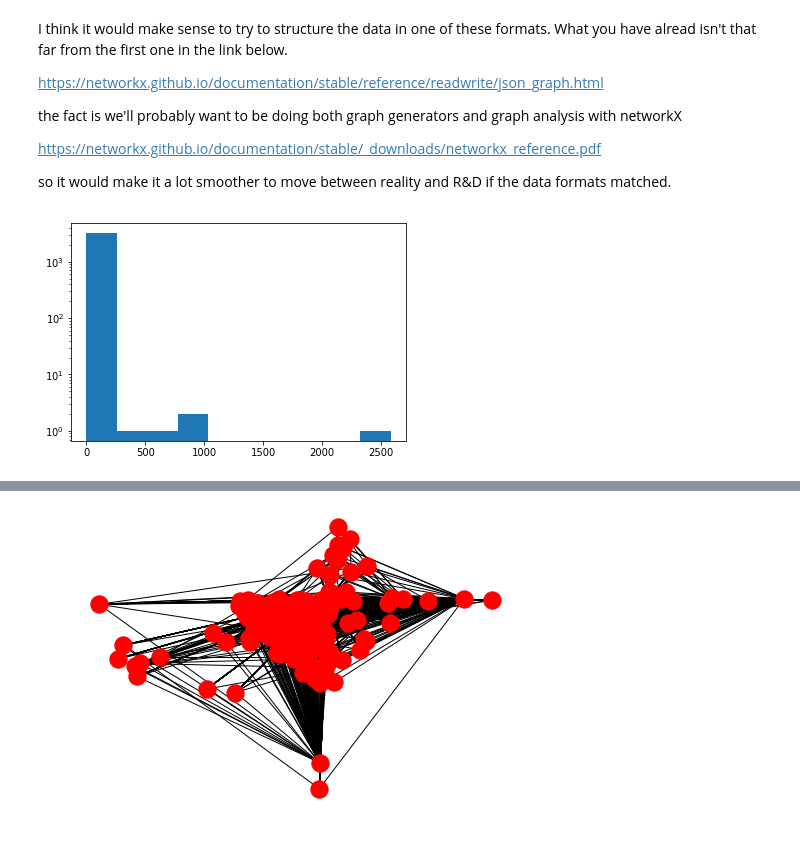
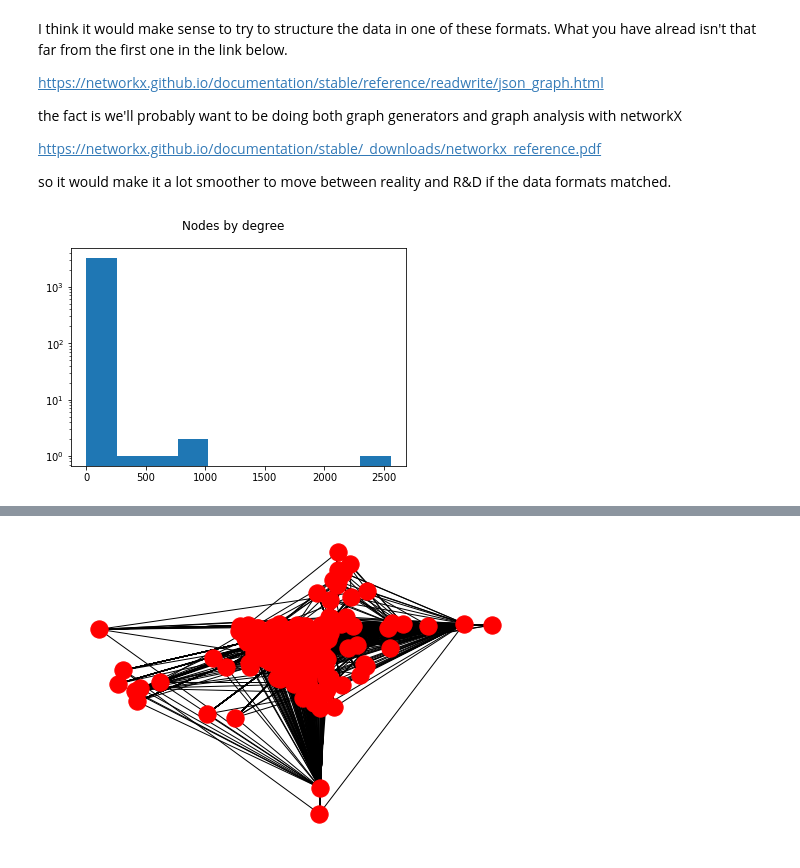
Before and after one commit to satyaki-mallick/research, a Jupyter notebook: sample_graph_EDA/sample_graph_inspection_notebook.ipynb, the cells around one changed output, grey strips where cells are left out. Cells and saved outputs as stored; diff of their text form; code cells hidden in the pictures.

```diff
--- a/sample_graph_EDA/sample_graph_inspection_notebook.ipynb
+++ b/sample_graph_EDA/sample_graph_inspection_notebook.ipynb
@@ -172,0 +25,26 @@ for r in range(len(edge_data)):
+# %%
+def jsonToMultiDiGraph(json):
+    [compat, data] = json
+    assert compat["type"] == "sourcecred/graph"
+    assert compat["version"] == "0.4.0"
+
+    def propertyDict(address):
+        # Note: This code "happens to work" for the sourcecred/git and sourcecred/github
+        # plugins. However, it is not a requirement that e.g. the third element of the address
+        # is a type, so this code should not be used in production or with general user-provided
+        # plugins
+        plugin = address[1]
+        type = address[2]
+        return {"address": tuple(address), "plugin": plugin, "type": type}
+
+
+    nodes = data["nodes"]
+    edges = data["edges"]
+    g = nx.MultiDiGraph()
+    for (i, n) in enumerate(nodes):
+        g.add_node(i, **nodePropertyDict(n))
+    for e in edges:
+        g.add_edge(e["srcIndex"], e["dstIndex"], **propertyDict(e["address"]))
+    return g
+# %%
+G = jsonToMultiDiGraph(data)
@@ -185,5 +65,10 @@ h = nx.degree_histogram(G)
-# %%
-plt.hist(h)
-plt.yscale('log')
-# %% [output]
-[figure, removed]
+# %%
+def nodeDegreeHistogram():
+    h = nx.degree_histogram(G)
+    plt.hist(h)
+    plt.yscale('log')
+    plt.suptitle("Nodes by degree")
+    plt.show()
+nodeDegreeHistogram()
+# %% [output]
+[figure, added]
```
Also changed, not shown: parts of 24 cells of this notebook.
